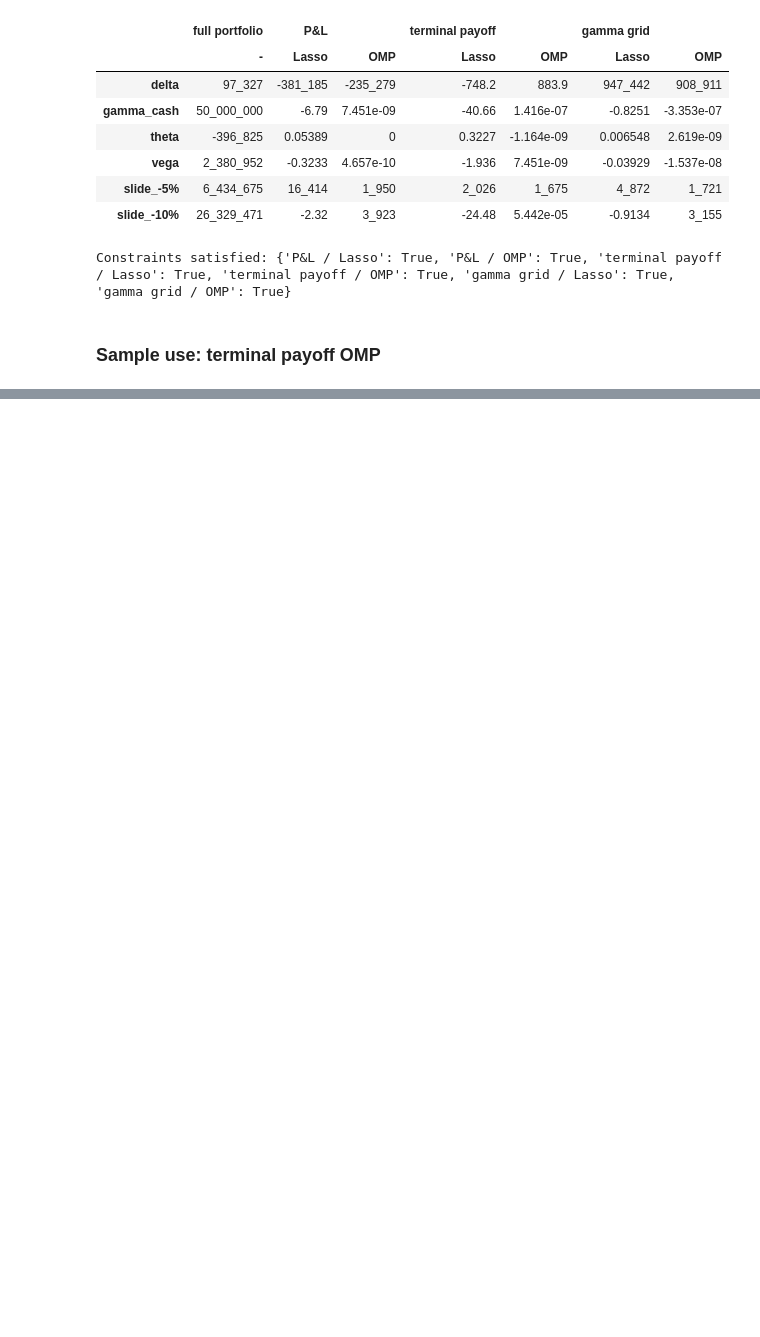
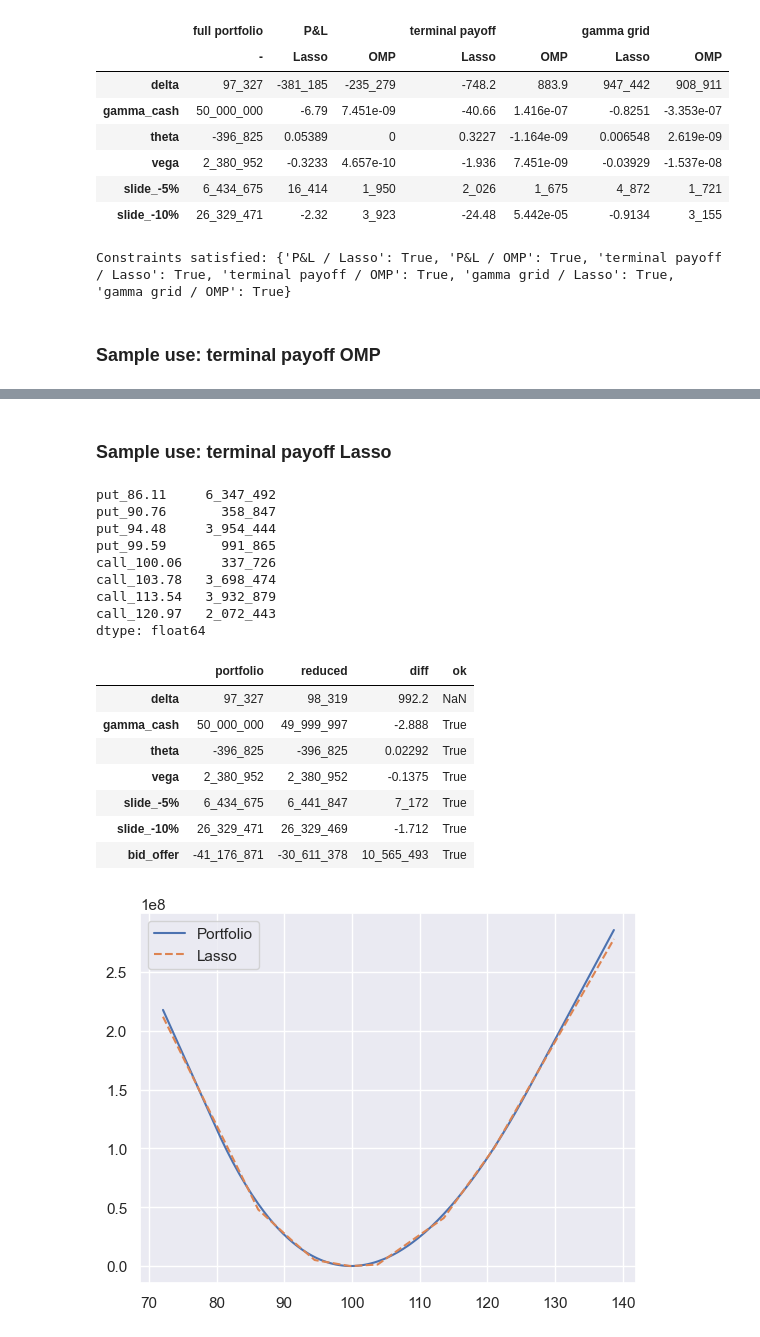
Before and after one commit to kevinlaventure/python_code, a Jupyter notebook: strike_reduction.ipynb, the cells around one changed output, grey strips where cells are left out. Cells and saved outputs as stored; diff of their text form; code cells hidden in the pictures; blank space fills up the shorter version.

```diff
--- a/strike_reduction.ipynb
+++ b/strike_reduction.ipynb
@@ -704 +735,37 @@ dtype: float64
 [figure]
+# %% [markdown]
+### Sample use: terminal payoff Lasso
+# %%
+# Same reduction with the constrained lasso, plus a bid-offer constraint: the reduced portfolio loses at most
+# 80% of the full portfolio bid-offer P&L
+option_bid_offer = pd.Series(index=option_terminal_payoff.columns, data=0.0)
+option_bid_offer.loc[:] = [(float(x.split('_')[1]) - 100)**2 * -0.01 for x in option_bid_offer.index]
+result = quick_terminal_payoff_lasso(portfolio_weight, option_terminal_payoff, risk_t0,
+                                     risk_floor=["gamma_cash", "theta", "slide_-5%", "slide_-10%"],
+                                     risk_tolerance={"vega": 0.05}, max_position=8,
+                                     option_bid_offer=option_bid_offer, pnl_haircut=0.8)
+display(result.weights, result.risk_check)
+
+plt.plot(terminal_spot, intrinsic @ quantities, label="Portfolio")
+plt.plot(terminal_spot, pd.DataFrame(intrinsic, columns=option_names)[result.weights.index] @ result.weights, "--", label="Lasso")
+plt.legend()
+plt.show()
+# %% [output]
+put_86.11     6_347_492
+put_90.76       358_847
+put_94.48     3_954_444
+put_99.59       991_865
+call_100.06     337_726
+call_103.78   3_698_474
+call_113.54   3_932_879
+call_120.97   2_072_443
+dtype: float64
+|  | portfolio | reduced | diff | ok |
+| delta | 97_327 | 98_319 | 992.2 | NaN |
+| gamma_cash | 50_000_000 | 49_999_997 | -2.888 | True |
+| theta | -396_825 | -396_825 | 0.02292 | True |
+| vega | 2_380_952 | 2_380_952 | -0.1375 | True |
+| slide_-5% | 6_434_675 | 6_441_847 | 7_172 | True |
+| slide_-10% | 26_329_471 | 26_329_469 | -1.712 | True |
+| bid_offer | -41_176_871 | -30_611_378 | 10_565_493 | True |
+[figure, added]
```
Also changed, not shown: parts of 9 cells of this notebook, 2 other files.
